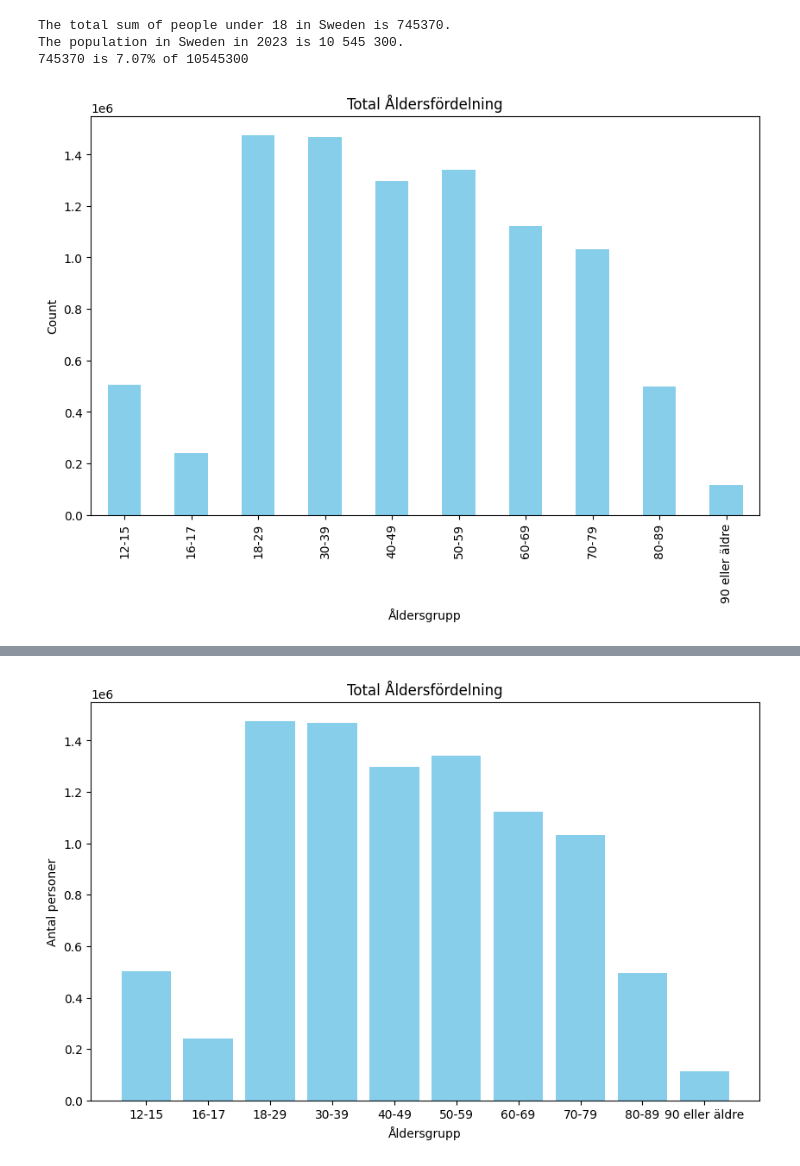
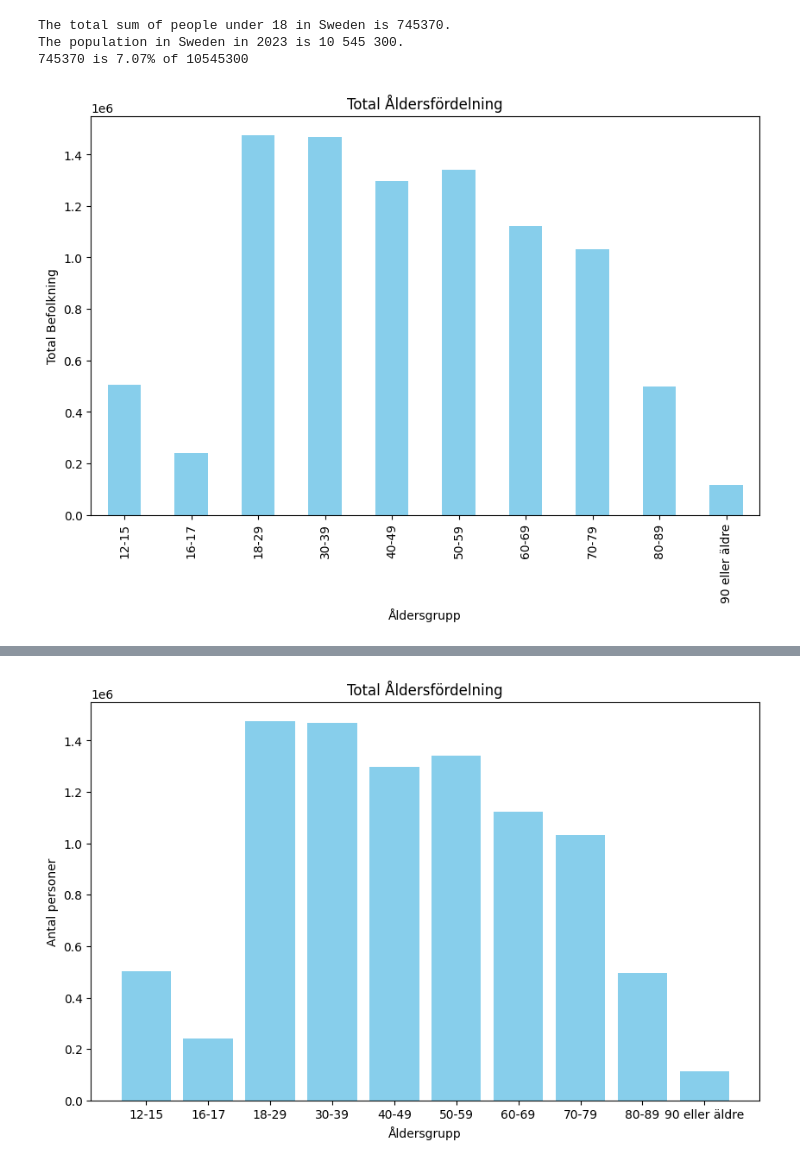
Before and after one commit to SFredin1/Databehandling-AI23-SEBASTIAN-FREDIN, a Jupyter notebook: Labb/Labb.ipynb, the cells around one changed output, grey strips where cells are left out. Drawn from its saved outputs; the diff is of its cells as text; code cells hidden in the pictures.

```diff
--- a/Labb/Labb.ipynb
+++ b/Labb/Labb.ipynb
@@ -330,17 +330,20 @@ The population in Sweden in 2023 is 10 545 300.
 745370 is 7.07% of 10545300
 # %%
 # Uppgift e)
-
-# Count/group the occurences of each unique value in columns "Ålder" and "Befolkning"
+# Count/group the occurrences of each unique value in column "Ålder" and sum the population
 total_age_distribution = fhm_covid_vaccine.groupby('Ålder')['Befolkning'].sum()
 
 # Plot the bar chart for the total age distribution
 plt.figure(figsize=(10, 6))
 total_age_distribution.plot(kind='bar', color='skyblue')
 plt.title("Total Åldersfördelning")
 plt.xlabel("Åldersgrupp")
-plt.ylabel("Count")
-plt.savefig("../Labb/Visualiseringar/uppgift2_e).png")
+plt.ylabel("Total Befolkning")
+
+# Set y-axis to display actual values
+plt.yscale('linear')  # 'linear' är standard, men det är bra att vara tydlig här
+
+plt.savefig("../Labb/Visualiseringar/uppgift2_e.png")
 plt.show()
 # %% [output]
-[figure, old version]
+[figure, new version]
```
Also changed, not shown: parts of 1 cell of this notebook, 1 other file.
